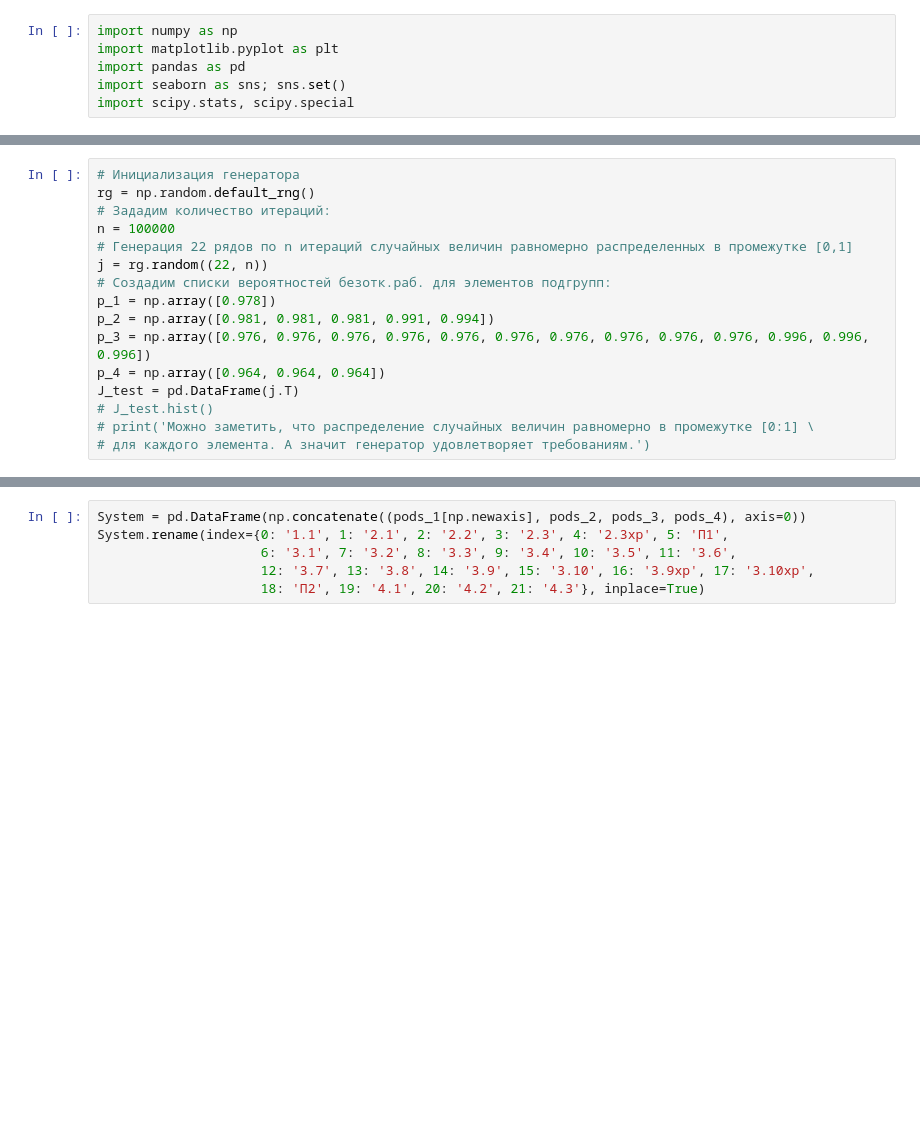
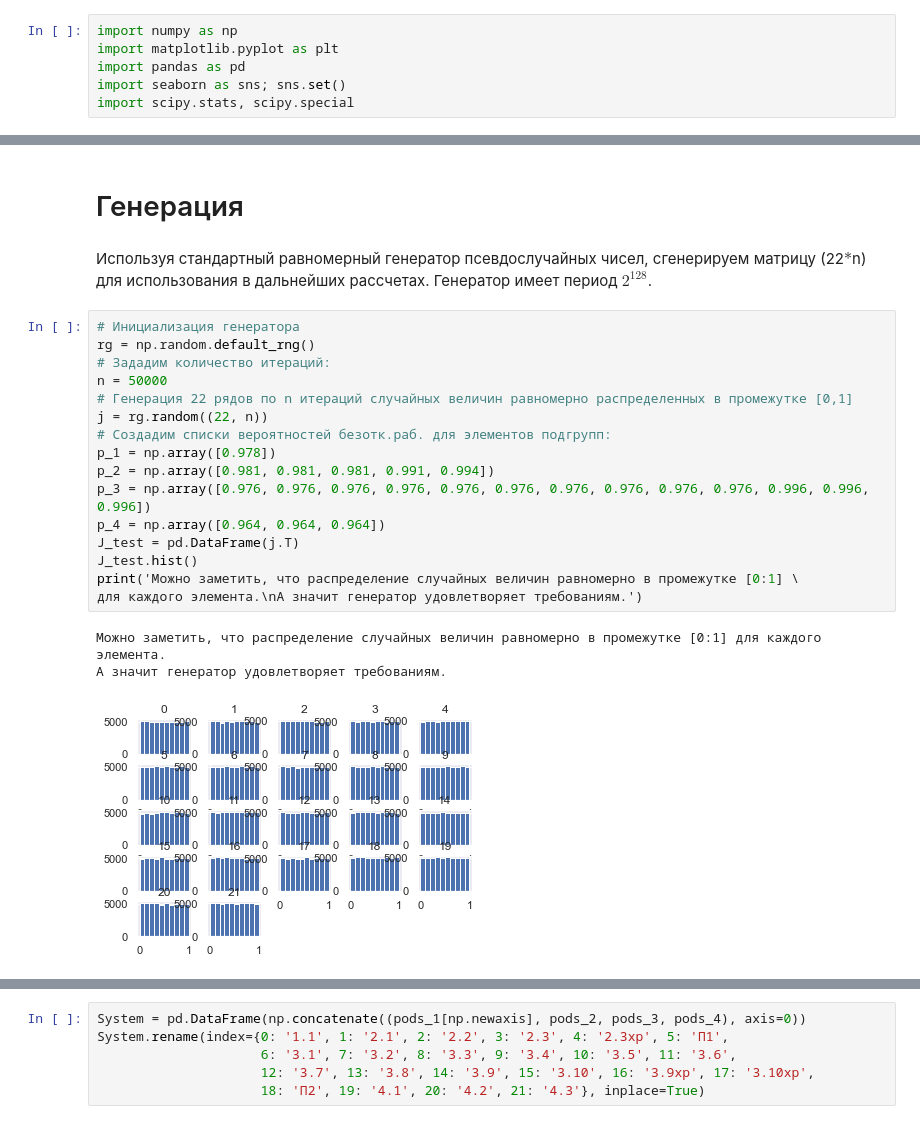
Before and after one commit to Astarrad/Nadezhnost, a Jupyter notebook: Nadejnost_rab_1.ipynb, the cells around one changed output, grey strips where cells are left out. Saved outputs shown, nothing was run; the diff lists cells and outputs as text; blank space fills up the shorter version.

```diff
--- a/Nadejnost_rab_1.ipynb
+++ b/Nadejnost_rab_1.ipynb
@@ -65,19 +72,27 @@ print('tau_r =', tau_r)
 Лог.норм. закон: Ti при Xi=Pi=0.964 (Должно быть равно tau_r) [2.8386e+08]
 
 tau_r = 283860000.0
+# %% [markdown]
+# Генерация
+# %% [markdown]
+Используя стандартный равномерный генератор псевдослучайных чисел, сгенерируем матрицу (22$*$n) для использования в дальнейших рассчетах. Генератор имеет период $2^{128}$.
 # %%
 # Инициализация генератора
 rg = np.random.default_rng()
 # Зададим количество итераций:
-n = 100000
+n = 50000
 # Генерация 22 рядов по n итераций случайных величин равномерно распределенных в промежутке [0,1]
 j = rg.random((22, n))
 # Создадим списки вероятностей безотк.раб. для элементов подгрупп:
 p_1 = np.array([0.978])
 p_2 = np.array([0.981, 0.981, 0.981, 0.991, 0.994])
 p_3 = np.array([0.976, 0.976, 0.976, 0.976, 0.976, 0.976, 0.976, 0.976, 0.976, 0.976, 0.996, 0.996, 0.996])
 p_4 = np.array([0.964, 0.964, 0.964])
 J_test = pd.DataFrame(j.T)
-# J_test.hist()
-# print('Можно заметить, что распределение случайных величин равномерно в промежутке [0:1] \
-# для каждого элемента. А значит генератор удовлетворяет требованиям.')
+J_test.hist()
+print('Можно заметить, что распределение случайных величин равномерно в промежутке [0:1] \
+для каждого элемента.\nА значит генератор удовлетворяет требованиям.')
+# %% [output]
+Можно заметить, что распределение случайных величин равномерно в промежутке [0:1] для каждого элемента.
+А значит генератор удовлетворяет требованиям.
+[figure, added]
```
Also changed, not shown: parts of 57 cells of this notebook.
